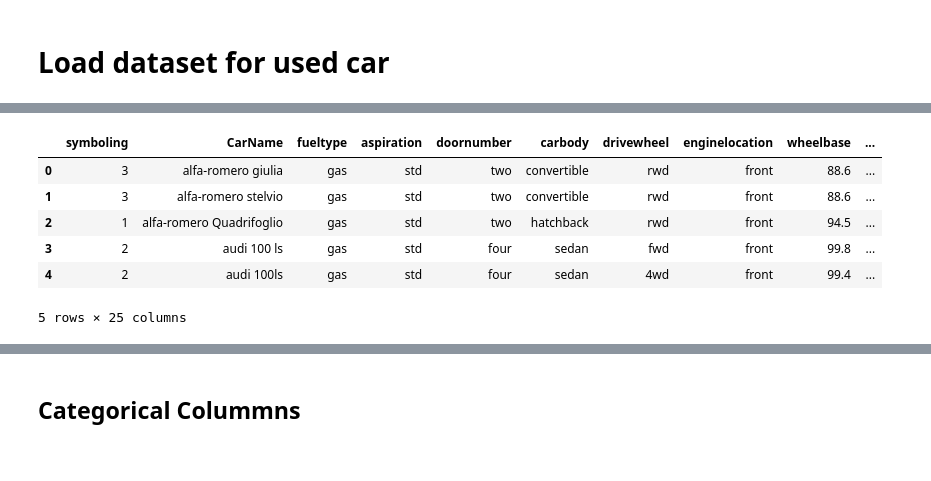
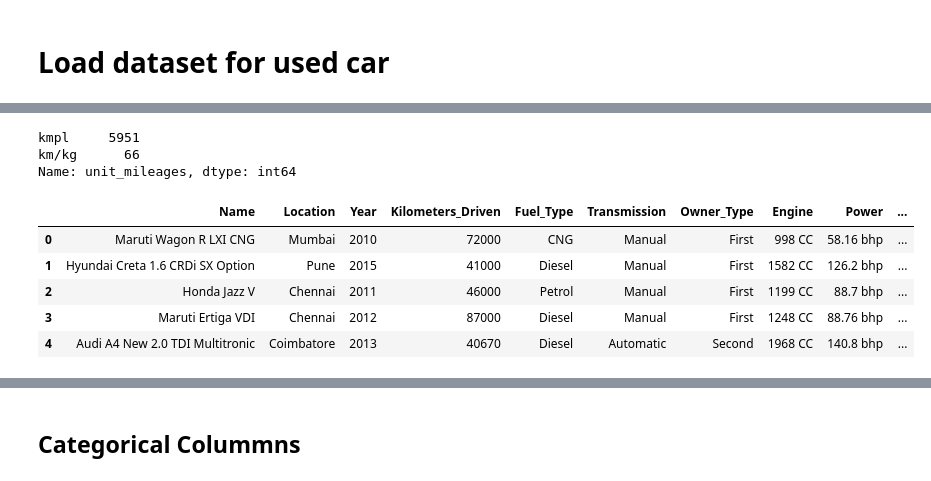
Before and after one commit to phamdt203/carPricePrediction, a Jupyter notebook: carPrediction.ipynb, the cells around one changed output, grey strips where cells are left out. Drawn from its saved outputs; the diff is of its cells as text; code cells hidden in the pictures.

```diff
--- a/carPrediction.ipynb
+++ b/carPrediction.ipynb
@@ -13,6 +14,6 @@ from sklearn.ensemble import RandomForestRegressor
 # %% [markdown]
 # Load dataset for used car
 # %%
-df = pd.read_csv('CarPrice_Assignment.csv')
+df = pd.read_csv('train-data.csv')
 df.head()
 # %% [output]
@@ -29,0 +30,3 @@ df.shape
+# %%
+df = df.drop(["Unnamed: 0"], axis = 1)
+df.head()
@@ -29,0 +40,4 @@ df.shape
+# %%
+df[['num_mileages','unit_mileages']] = df['Mileage'].str.split(' ', expand=True)
+df = df.drop(['Mileage'], axis = 1)
+df.head()
@@ -30,11 +51,16 @@ df.shape
+# %%
+df['unit_mileages'].value_counts()
+# %% [output]
+kmpl     5951
+km/kg      66
+Name: unit_mileages, dtype: int64
 # %%
-df = df.drop(["car_ID"], axis = 1)
+df = df.drop(['unit_mileages'], axis = 1)
 df.head()
 # %% [output]
-|  | symboling | CarName | fueltype | aspiration | doornumber | carbody | drivewheel | enginelocation | wheelbase | ... |
-| 0 | 3 | alfa-romero giulia | gas | std | two | convertible | rwd | front | 88.6 | ... |
-| 1 | 3 | alfa-romero stelvio | gas | std | two | convertible | rwd | front | 88.6 | ... |
-| 2 | 1 | alfa-romero Quadrifoglio | gas | std | two | hatchback | rwd | front | 94.5 | ... |
-| 3 | 2 | audi 100 ls | gas | std | four | sedan | fwd | front | 99.8 | ... |
-| 4 | 2 | audi 100ls | gas | std | four | sedan | 4wd | front | 99.4 | ... |
+|  | Name | Location | Year | Kilometers_Driven | Fuel_Type | Transmission | Owner_Type | Engine | Power | ... |
+| 0 | Maruti Wagon R LXI CNG | Mumbai | 2010 | 72000 | CNG | Manual | First | 998 CC | 58.16 bhp | ... |
+| 1 | Hyundai Creta 1.6 CRDi SX Option | Pune | 2015 | 41000 | Diesel | Manual | First | 1582 CC | 126.2 bhp | ... |
+| 2 | Honda Jazz V | Chennai | 2011 | 46000 | Petrol | Manual | First | 1199 CC | 88.7 bhp | ... |
+| 3 | Maruti Ertiga VDI | Chennai | 2012 | 87000 | Diesel | Manual | First | 1248 CC | 88.76 bhp | ... |
+| 4 | Audi A4 New 2.0 TDI Multitronic | Coimbatore | 2013 | 40670 | Diesel | Automatic | Second | 1968 CC | 140.8 bhp | ... |
-5 rows × 25 columns
```
Also changed, not shown: parts of 30 cells of this notebook.
